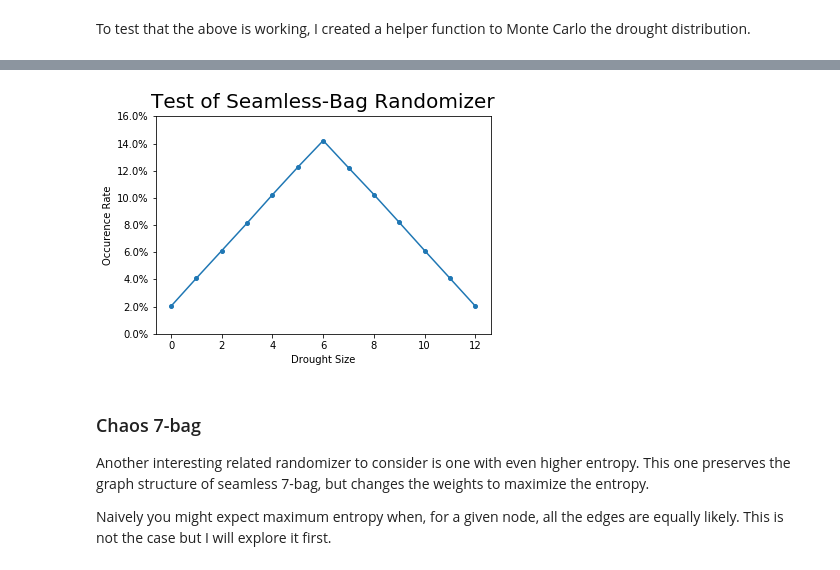
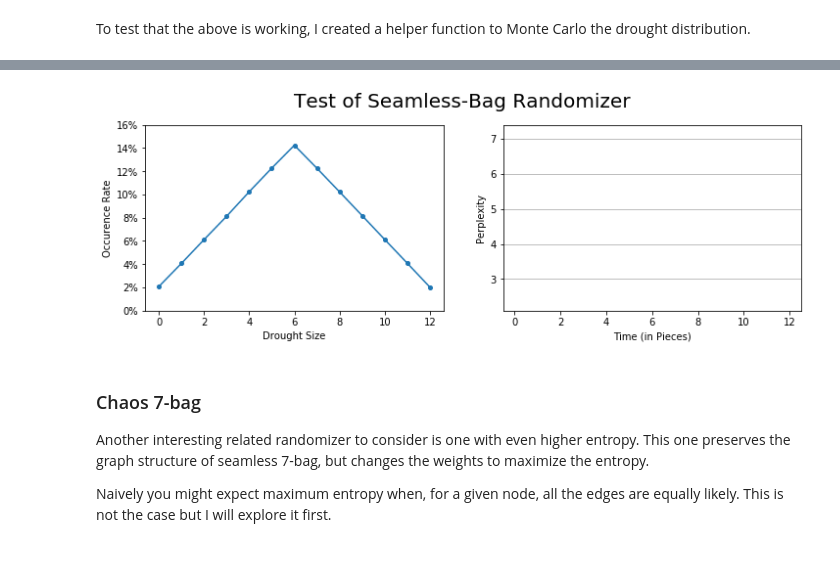
Before and after one commit to ericjtaylor/new_bags, a Jupyter notebook: new_bag.ipynb, the cells around one changed output, grey strips where cells are left out. Saved outputs shown, nothing was run; the diff lists cells and outputs as text; code cells hidden in the pictures.

```diff
--- a/new_bag.ipynb
+++ b/new_bag.ipynb
@@ -633,7 +707,7 @@ def test_rand(name, n=1000000):
     denominator = sum(droughts.values())
     for key in droughts:
         droughts[key] = droughts[key] / denominator
-    plot_counter(droughts, "Test of " + name)
+    plot_counter("Test of " + name, droughts, droughts)
 
 
 test_rand("Seamless-Bag")
@@ -644,4 +718,4 @@ ILSTOOZLJTSIJLTOZLJSIZLSTOSIZLJTOTZLJSIOIJTSZLOSILOZJSTLIZLOTJSSJISZOTLSTJLIOSTZ
-[figure, old version]
+[figure, new version]
 # %% [markdown]
 ### Chaos 7-bag
 
```
Also changed, not shown: parts of 23 cells of this notebook.
